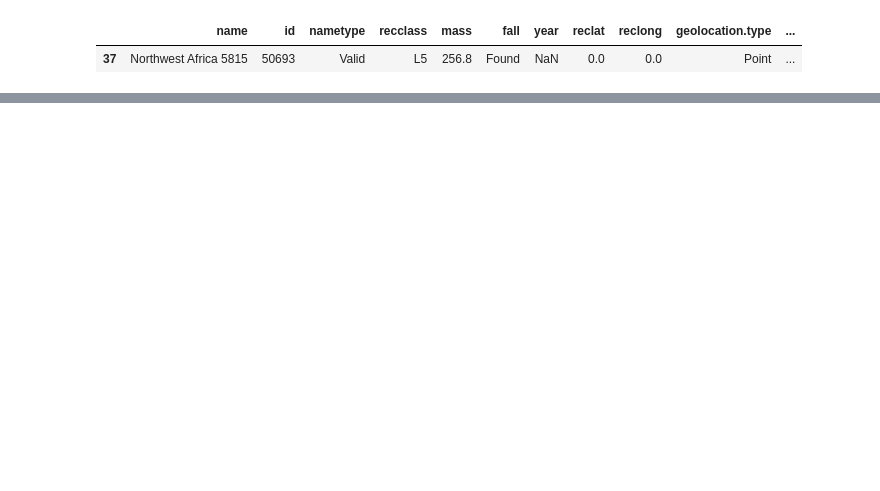
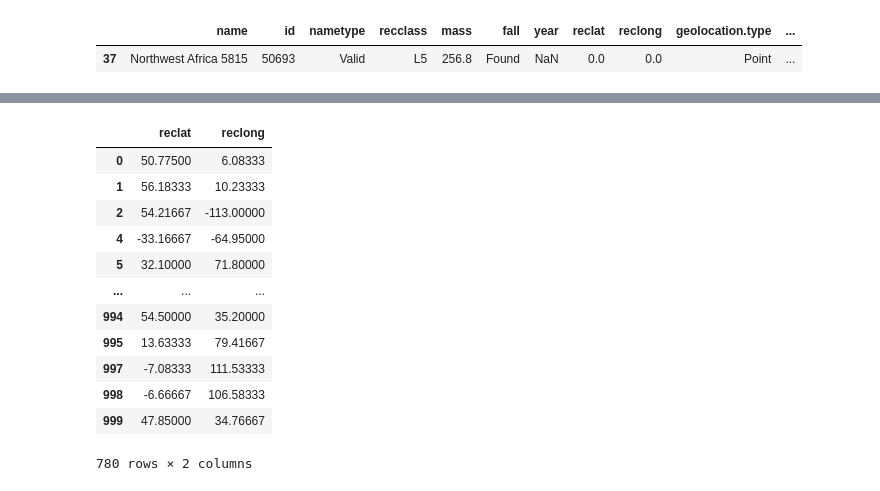
Before and after one commit to VishaLPatiL9029/interview-Based-Assignment, a Jupyter notebook: Python_Quesion_Answers.ipynb, the cells around one changed output, grey strips where cells are left out. Saved outputs shown, nothing was run; the diff lists cells and outputs as text; code cells hidden in the pictures; blank space fills up the shorter version.

```diff
--- a/Python_Quesion_Answers.ipynb
+++ b/Python_Quesion_Answers.ipynb
@@ -553,0 +557,16 @@ data_nasa[data_nasa['year_new'].isna()]
+# %%
+data_nasa_before_1970_with_coordinate
+# %% [output]
+|  | reclat | reclong |
+| 0 | 50.77500 | 6.08333 |
+| 1 | 56.18333 | 10.23333 |
+| 2 | 54.21667 | -113.00000 |
+| 4 | -33.16667 | -64.95000 |
+| 5 | 32.10000 | 71.80000 |
+| ... | ... | ... |
+| 994 | 54.50000 | 35.20000 |
+| 995 | 13.63333 | 79.41667 |
+| 997 | -7.08333 | 111.53333 |
+| 998 | -6.66667 | 106.58333 |
+| 999 | 47.85000 | 34.76667 |
+780 rows × 2 columns
```
Also changed, not shown: parts of 15 cells of this notebook.
